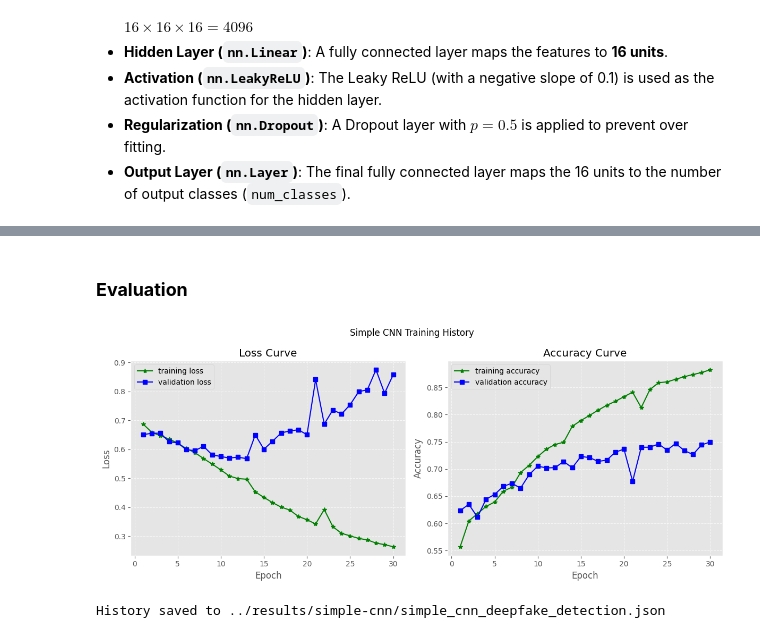
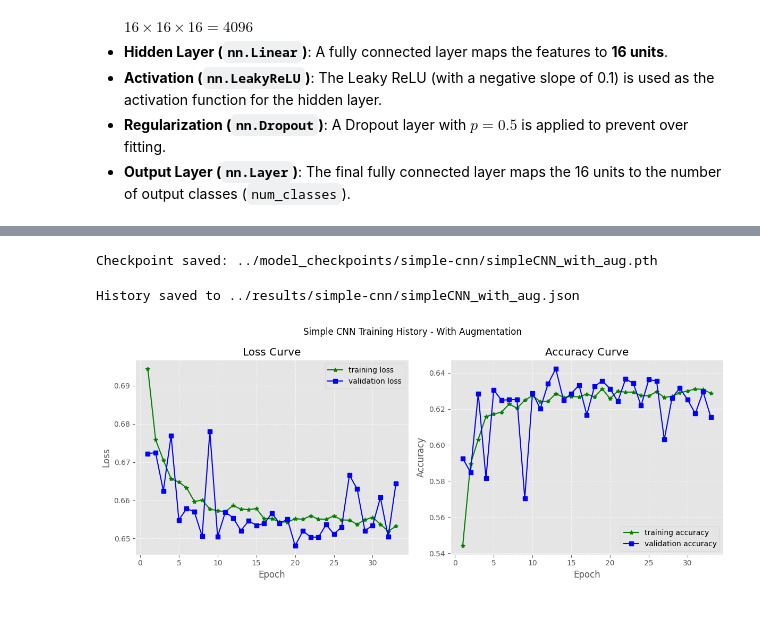
Before and after one commit to DangCongKhai/deep_fake_detection, a Jupyter notebook: notebooks/simple-cnn.ipynb, the cells around one changed output, grey strips where cells are left out. Saved outputs shown, nothing was run; the diff lists cells and outputs as text; code cells hidden in the pictures.

Commit message:
update: rerun simplecnn and efficientnet

```diff
--- a/notebooks/simple-cnn.ipynb
+++ b/notebooks/simple-cnn.ipynb
@@ -171,0 +272,3 @@ best_acc = 0.0
+# %%
+optimizer = optim.Adam(model.parameters(), lr=LR, weight_decay=WEIGHT_DECAY)
+criterion = nn.CrossEntropyLoss(label_smoothing=LABEL_SMOOTHING)
@@ -172,4 +291,6 @@ best_acc = 0.0
 # %%
+best_acc = 0.0
+
 for epoch in range(EPOCHS):
     # Train & Evaluate
     train_loss, train_acc = train_one_epoch(model, train_loader, criterion, optimizer, DEVICE)
@@ -177,25 +298,24 @@ for epoch in range(EPOCHS):
 
     print(f"[{epoch + 1}/{EPOCHS}] train_acc: {train_acc:.4f} - train_loss: {train_loss:.4f} - valid_acc: {valid_acc:.4f} - valid_loss: {valid_loss:.4f}")
 
-    # Record metrics
-    history["train_losses"].append(train_loss)
-    history["val_losses"].append(valid_loss)
-    history["train_accuracy"].append(train_acc)
-    history["val_accuracy"].append(valid_acc)
-    history["val_f1"].append(valid_f1)
-    history["val_auc"].append(valid_auc)
+    # Metrics record
+    history_aug['train_losses'].append(train_loss)
+    history_aug['valid_losses'].append(valid_loss)
+    history_aug['train_accuracy'].append(train_acc)
+    history_aug['valid_accuracy'].append(valid_acc)
+    history_aug['valid_f1'].append(valid_f1)
+    history_aug['valid_auc'].append(valid_auc)
 
-    # Save Best Model (based on Accuracy)
+    # Save best model (based on Accuracy)
     if valid_acc > best_acc:
         best_acc = valid_acc
-        # save_name = f"../results/best_{MODEL_NAME}.pth"
-        save_name = f"{MODELS_DIR}/best_{MODEL_NAME}.pth"
+        save_name = f"{MODEL_WEIGHTS}/best_{MODEL_NAME}_{TASK_NAME}.pth"
         save_checkpoint(model, optimizer, save_name)
 
         # Update best stats
-        history["best_accuracy"] = best_acc
-        history["best_epoch"] = epoch + 1
-        history["MODEL_SAVED_PATH"] = save_name
+        history_aug['best_accuracy'] = best_acc
+        history_aug['best_epoch'] = epoch + 1
+        history_aug['model_saved_path'] = save_name
 
-    print(f"\t- [current best] epoch: {history['best_epoch']} - acc: {history['best_accuracy']:.4f}\n")
+    print(f"\t- [current best] epoch: {history_aug['best_epoch']} - acc: {history_aug['best_accuracy']:.4f}\n")
 # %% [output]
@@ -234,40 +350,43 @@ Checkpoint saved: ../model_checkpoints/best_simple_cnn.pth
 ... (18 outputs left out)
-# %% [markdown]
-### **Evaluation**
+# %%
+save_name = f"{MODEL_WEIGHTS}/{MODEL_NAME}_{TASK_NAME}.pth"
+save_checkpoint(model, optimizer, save_name)
+# %% [output]
+Checkpoint saved: ../model_checkpoints/simple-cnn/simpleCNN_with_aug.pth
+# %%
+json_filename = f"{RESULTS_DIR}/{MODEL_NAME}_{TASK_NAME}.json"
+save_experiment_json(history_aug, json_filename)
+# %% [output]
+History saved to ../results/simple-cnn/simpleCNN_with_aug.json
 # %%
 import matplotlib.pyplot as plt
 plt.style.use('ggplot')
 
-epochs = range(1, len(history["train_losses"]) + 1)
+epochs = range(1, len(history_aug["train_losses"]) + 1)
 
 fig, ax = plt.subplots(1, 2, figsize=(12, 5))
 
-plt.suptitle("Simple CNN Training History")
+plt.suptitle("Simple CNN Training History - With Augmentation")
 
-ax[0].plot(epochs, history["train_losses"], label='training loss', marker='*', color='green')
-ax[0].plot(epochs, history["val_losses"], label='validation loss', marker='s', color='blue')
+ax[0].plot(epochs, history_aug["train_losses"], label='training loss', marker='*', color='green')
+ax[0].plot(epochs, history_aug["valid_losses"], label='validation loss', marker='s', color='blue')
 ax[0].set_title("Loss Curve")
 ax[0].set_xlabel("Epoch")
 ax[0].set_ylabel("Loss")
 ax[0].legend()
 ax[0].grid(True, linestyle='--', alpha=0.7)
 
-ax[1].plot(epochs, history["train_accuracy"], label='training accuracy', marker='*', color='green')
-ax[1].plot(epochs, history["val_accuracy"], label='validation accuracy', marker='s', color='blue')
+ax[1].plot(epochs, history_aug["train_accuracy"], label='training accuracy', marker='*', color='green')
+ax[1].plot(epochs, history_aug["valid_accuracy"], label='validation accuracy', marker='s', color='blue')
 ax[1].set_title("Accuracy Curve")
 ax[1].set_xlabel("Epoch")
 ax[1].set_ylabel("Accuracy")
 ax[1].legend()
 ax[1].grid(True, linestyle='--', alpha=0.7)
 
 img_save = f"{RESULTS_DIR}/{MODEL_NAME}_{TASK_NAME}.png"
 plt.savefig(img_save)
 plt.tight_layout()
 plt.show()
 # %% [output]
-[figure, old version]
+[figure, new version]
-# %%
-json_filename = f"{RESULTS_DIR}/{MODEL_NAME}_{TASK_NAME}.json"
-save_experiment_json(history, json_filename)
-# %% [output]
-History saved to ../results/simple-cnn/simple_cnn_deepfake_detection.json
```
Also changed, not shown: parts of 60 cells of this notebook, 1 other file.
